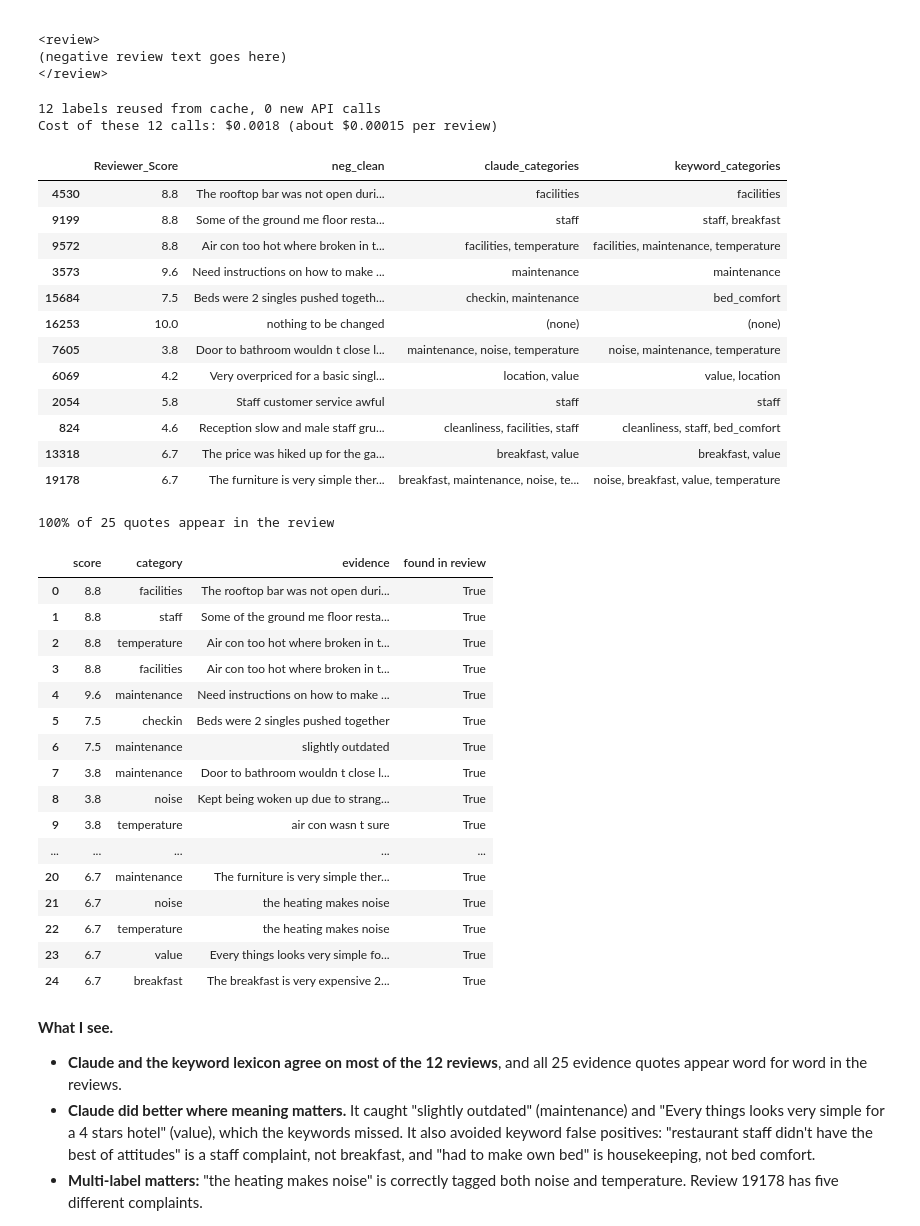
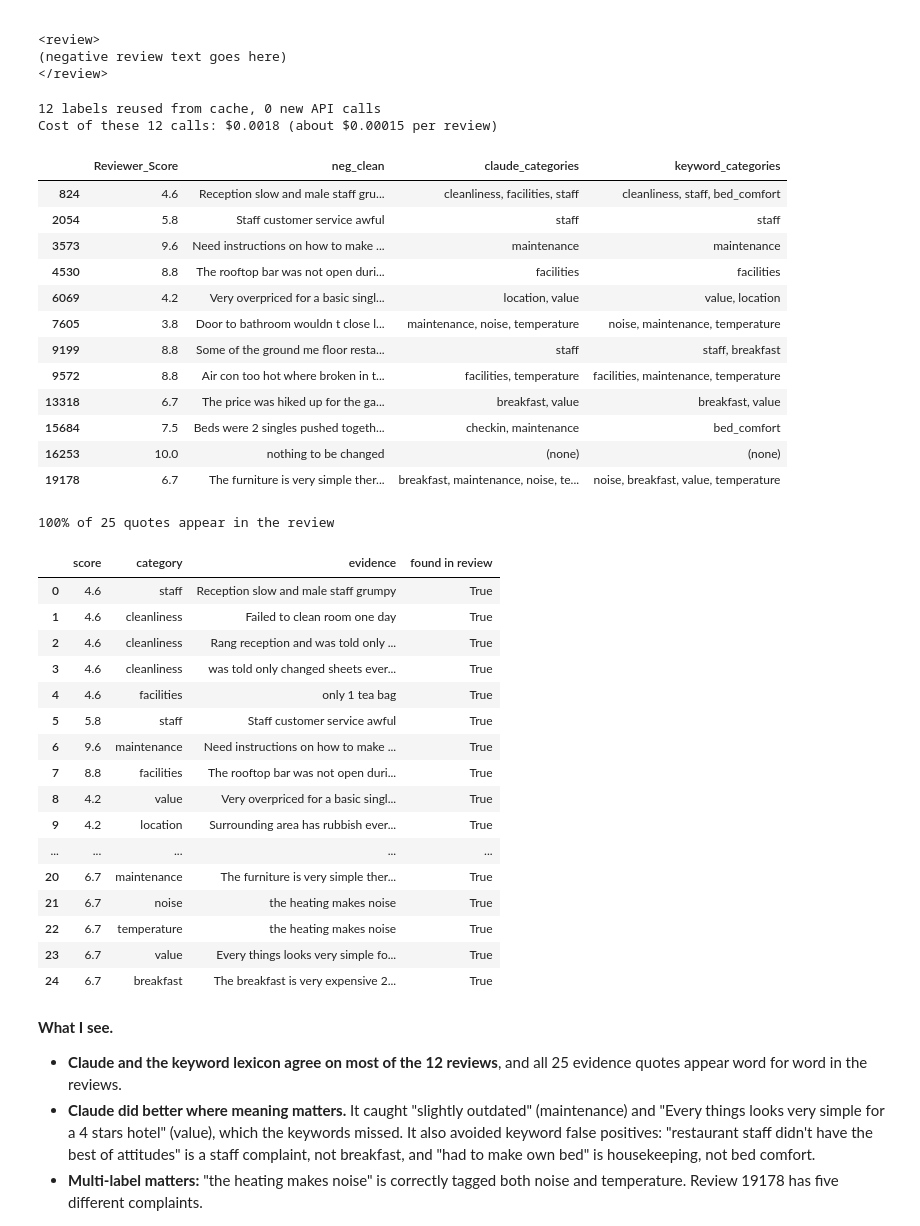
Before and after one commit to thebraxtonturner/info4360-project-turner, a Jupyter notebook: notebooks/phase2_exploration.ipynb, the cells around one changed output. Cells and saved outputs as stored; diff of their text form; code cells hidden in the pictures.

```diff
--- a/notebooks/phase2_exploration.ipynb
+++ b/notebooks/phase2_exploration.ipynb
@@ -611,29 +621,33 @@ Categories:
 </review>
 # %%
 # Step 3: Label 12 negative reviews (cached after the first run)
-trial = has_neg.groupby("Low_Score", group_keys=False).sample(6, random_state=7)
-results = label_with_cache(trial, Path.cwd().parent / "data" / "claude_sample_labels.jsonl", text_col="neg_clean")
+# The 12 trial reviews (6 low, 6 high) were drawn at random once; their ids are saved in the label file
+cache = Path.cwd().parent / "data" / "claude_sample_labels.jsonl"
+trial_ids = [json.loads(line)["review_id"] for line in open(cache, encoding="utf-8")]
+trial = has_neg[has_neg.review_id.isin(trial_ids)]
+assert len(trial) == 12 and trial.Low_Score.sum() == 6
+results = label_with_cache(trial, cache, text_col="neg_clean")
 trial = trial.assign(claude=[r["complaints"] for r in results], cost=[r["cost_usd"] for r in results])
 trial["claude_categories"] = trial.claude.map(lambda cs: ", ".join(sorted({c["category"] for c in cs})) or "(none)")
 kw = keyword_flags(trial.neg_clean)
 trial["keyword_categories"] = kw.apply(lambda r: ", ".join(c for c in kw.columns if r[c]) or "(none)", axis=1)
 print(f"Cost of these 12 calls: ${trial.cost.sum():.4f} (about ${trial.cost.mean():.5f} per review)")
 trial[["Reviewer_Score", "neg_clean", "claude_categories", "keyword_categories"]]
 # %% [output]
 12 labels reused from cache, 0 new API calls
 Cost of these 12 calls: $0.0018 (about $0.00015 per review)
 |  | Reviewer_Score | neg_clean | claude_categories | keyword_categories |
+| 824 | 4.6 | Reception slow and male staff gru... | cleanliness, facilities, staff | cleanliness, staff, bed_comfort |
+| 2054 | 5.8 | Staff customer service awful | staff | staff |
+| 3573 | 9.6 | Need instructions on how to make ... | maintenance | maintenance |
 | 4530 | 8.8 | The rooftop bar was not open duri... | facilities | facilities |
+| 6069 | 4.2 | Very overpriced for a basic singl... | location, value | value, location |
+| 7605 | 3.8 | Door to bathroom wouldn t close l... | maintenance, noise, temperature | noise, maintenance, temperature |
 | 9199 | 8.8 | Some of the ground me floor resta... | staff | staff, breakfast |
 | 9572 | 8.8 | Air con too hot where broken in t... | facilities, temperature | facilities, maintenance, temperature |
-| 3573 | 9.6 | Need instructions on how to make ... | maintenance | maintenance |
+| 13318 | 6.7 | The price was hiked up for the ga... | breakfast, value | breakfast, value |
 | 15684 | 7.5 | Beds were 2 singles pushed togeth... | checkin, maintenance | bed_comfort |
 | 16253 | 10.0 | nothing to be changed | (none) | (none) |
-| 7605 | 3.8 | Door to bathroom wouldn t close l... | maintenance, noise, temperature | noise, maintenance, temperature |
-| 6069 | 4.2 | Very overpriced for a basic singl... | location, value | value, location |
-| 2054 | 5.8 | Staff customer service awful | staff | staff |
-| 824 | 4.6 | Reception slow and male staff gru... | cleanliness, facilities, staff | cleanliness, staff, bed_comfort |
-| 13318 | 6.7 | The price was hiked up for the ga... | breakfast, value | breakfast, value |
 | 19178 | 6.7 | The furniture is very simple ther... | breakfast, maintenance, noise, te... | noise, breakfast, value, temperature |
 # %%
 # Evidence check (as in the Class 13 case): does every quote appear in the review?
@@ -648,16 +662,16 @@ ev
 # %% [output]
 100% of 25 quotes appear in the review
 |  | score | category | evidence | found in review |
-| 0 | 8.8 | facilities | The rooftop bar was not open duri... | True |
-| 1 | 8.8 | staff | Some of the ground me floor resta... | True |
-| 2 | 8.8 | temperature | Air con too hot where broken in t... | True |
-| 3 | 8.8 | facilities | Air con too hot where broken in t... | True |
-| 4 | 9.6 | maintenance | Need instructions on how to make ... | True |
-| 5 | 7.5 | checkin | Beds were 2 singles pushed together | True |
-| 6 | 7.5 | maintenance | slightly outdated | True |
-| 7 | 3.8 | maintenance | Door to bathroom wouldn t close l... | True |
-| 8 | 3.8 | noise | Kept being woken up due to strang... | True |
-| 9 | 3.8 | temperature | air con wasn t sure | True |
+| 0 | 4.6 | staff | Reception slow and male staff grumpy | True |
+| 1 | 4.6 | cleanliness | Failed to clean room one day | True |
+| 2 | 4.6 | cleanliness | Rang reception and was told only ... | True |
+| 3 | 4.6 | cleanliness | was told only changed sheets ever... | True |
+| 4 | 4.6 | facilities | only 1 tea bag | True |
+| 5 | 5.8 | staff | Staff customer service awful | True |
+| 6 | 9.6 | maintenance | Need instructions on how to make ... | True |
+| 7 | 8.8 | facilities | The rooftop bar was not open duri... | True |
+| 8 | 4.2 | value | Very overpriced for a basic singl... | True |
+| 9 | 4.2 | location | Surrounding area has rubbish ever... | True |
 | ... | ... | ... | ... | ... |
 | 20 | 6.7 | maintenance | The furniture is very simple ther... | True |
 | 21 | 6.7 | noise | the heating makes noise | True |
```
Also changed, not shown: parts of 30 cells of this notebook.
